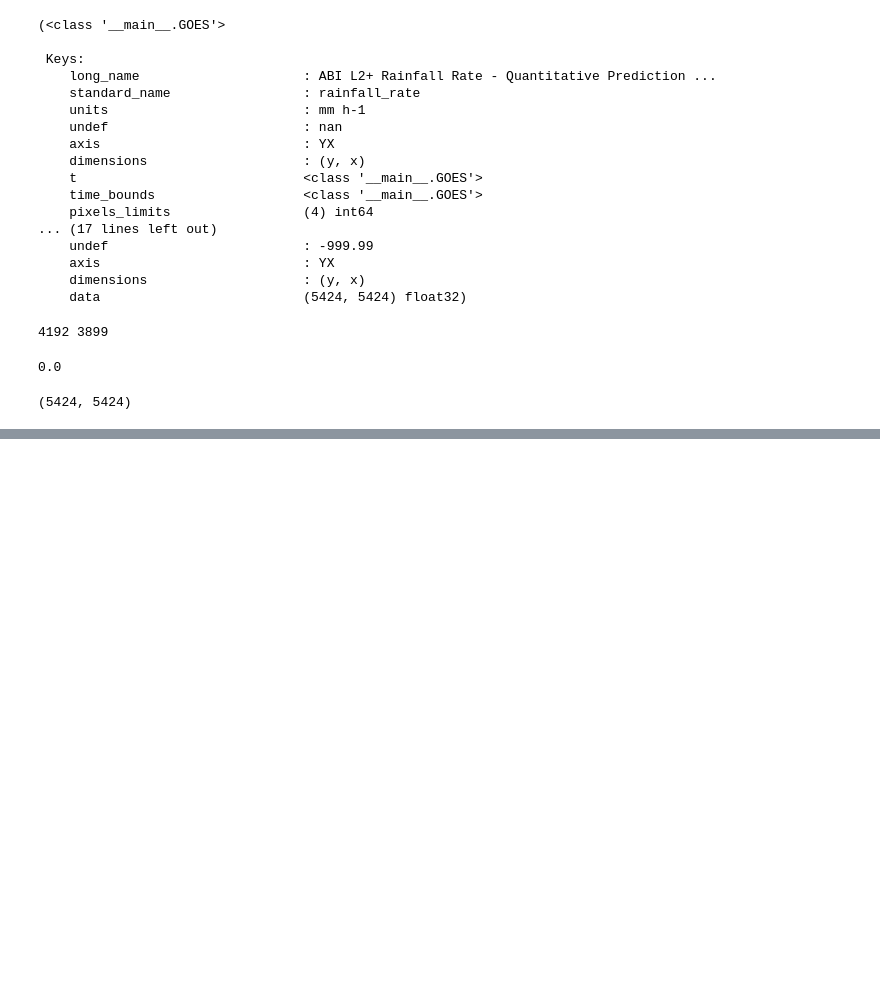
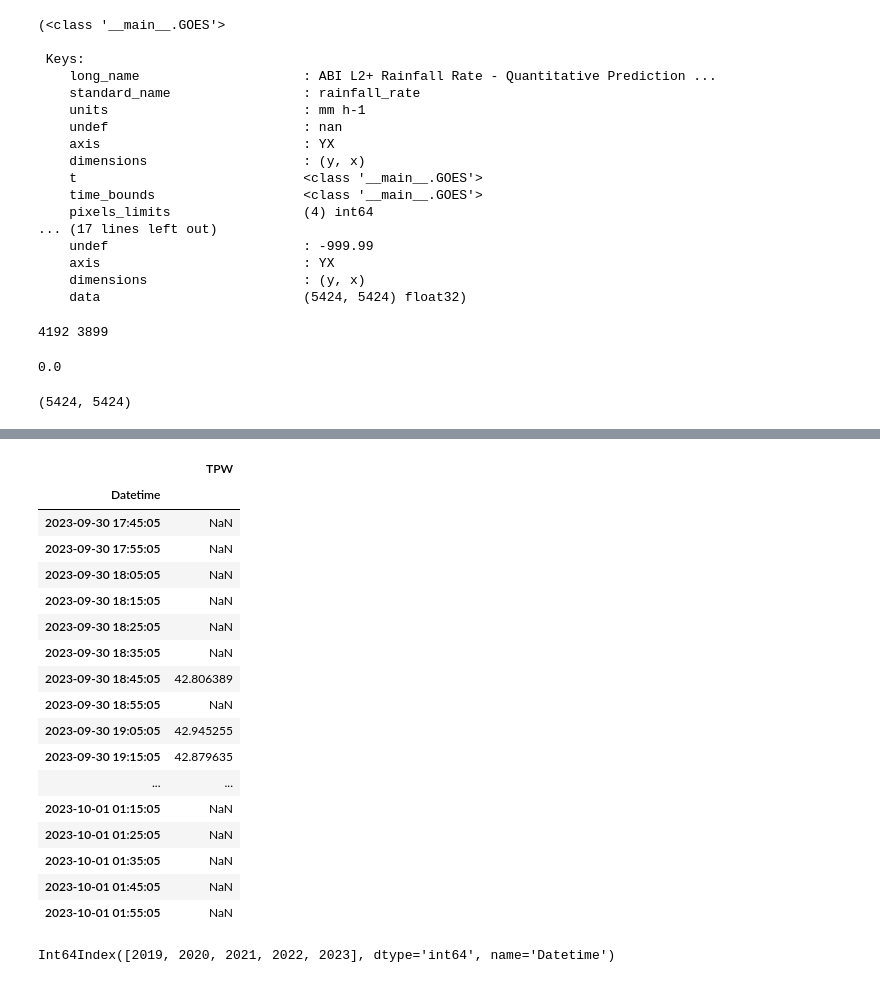
Before and after one commit to NietoCurcio/atmoseer, a Jupyter notebook: notebooks/lafusion.ipynb, the cells around one changed output, grey strips where cells are left out. Drawn from its saved outputs; the diff is of its cells as text; code cells hidden in the pictures; blank space fills up the shorter version.

```diff
--- a/notebooks/lafusion.ipynb
+++ b/notebooks/lafusion.ipynb
@@ -1971,0 +1983,27 @@ RRQPE.data.shape
+# %%
+import pandas as pd
+df = pd.read_parquet('../data/goes16/tpw_preprocessed_file.parquet')
+df.sort_index().tail(50)
+# %% [output]
+|  | TPW |
+| Datetime |  |
+| 2023-09-30 17:45:05 | NaN |
+| 2023-09-30 17:55:05 | NaN |
+| 2023-09-30 18:05:05 | NaN |
+| 2023-09-30 18:15:05 | NaN |
+| 2023-09-30 18:25:05 | NaN |
+| 2023-09-30 18:35:05 | NaN |
+| 2023-09-30 18:45:05 | 42.806389 |
+| 2023-09-30 18:55:05 | NaN |
+| 2023-09-30 19:05:05 | 42.945255 |
+| 2023-09-30 19:15:05 | 42.879635 |
+| ... | ... |
+| 2023-10-01 01:15:05 | NaN |
+| 2023-10-01 01:25:05 | NaN |
+| 2023-10-01 01:35:05 | NaN |
+| 2023-10-01 01:45:05 | NaN |
+| 2023-10-01 01:55:05 | NaN |
+# %%
+df.index.year.unique()
+# %% [output]
+Int64Index([2019, 2020, 2021, 2022, 2023], dtype='int64', name='Datetime')
```
Also changed, not shown: parts of 9 cells of this notebook, 2 other files.
